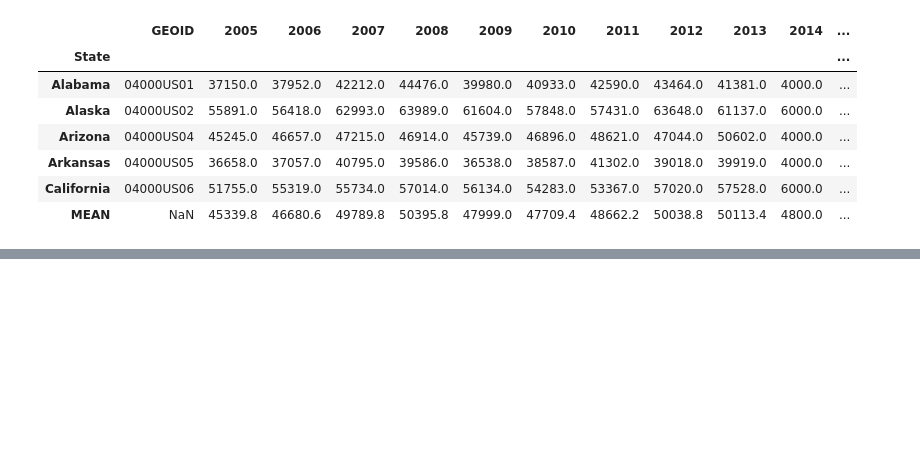
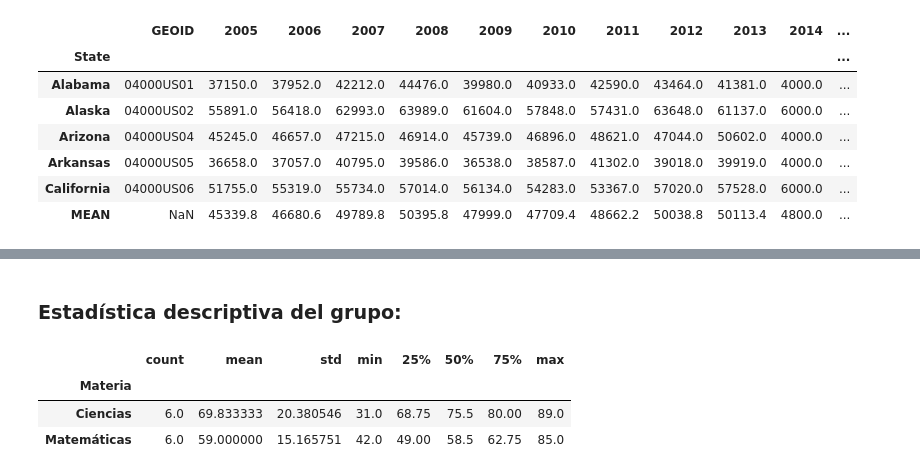
Before and after one commit to wladrod/Python_Ciencias_Datos, a Jupyter notebook: Notebooks/05-TutorialPandas.ipynb, the cells around one changed output, grey strips where cells are left out. Saved outputs shown, nothing was run; the diff lists cells and outputs as text; code cells hidden in the pictures; blank space fills up the shorter version.

```diff
--- a/Notebooks/05-TutorialPandas.ipynb
+++ b/Notebooks/05-TutorialPandas.ipynb
@@ -396,0 +406,14 @@ df3
+# %%
+# Crear un DataFrame
+d = {
+    'Nombre':['Alicia','Juan','María','Alicia','Juan','María',
+            'Alicia','Juan','María','Alicia','Juan','María'],
+    'Examen':['Semestre 1','Semestre 1','Semestre 1','Semestre 1','Semestre 1','Semestre 1',
+            'Semestre 2','Semestre 2','Semestre 2','Semestre 2','Semestre 2','Semestre 2'],
+
+    'Materia':['Matemáticas','Matemáticas','Matemáticas','Ciencias','Ciencias','Ciencias',
+               'Matemáticas','Matemáticas','Matemáticas','Ciencias','Ciencias','Ciencias'],
+   'Nota':[62,47,55,74,31,77,85,63,42,67,89,81]}
+
+df = pd.DataFrame(d,columns=['Nombre','Examen','Materia','Nota'])
+print(df)
@@ -396,0 +474,11 @@ df3
+# %% [markdown]
+### Estadística descriptiva del grupo:
+# %%
+# Estadística descriptiva del grupo - materia
+
+df['Nota'].groupby(df['Materia']).describe()
+# %% [output]
+|  | count | mean | std | min | 25% | 50% | 75% | max |
+| Materia |  |  |  |  |  |  |  |  |
+| Ciencias | 6.0 | 69.833333 | 20.380546 | 31.0 | 68.75 | 75.5 | 80.00 | 89.0 |
+| Matemáticas | 6.0 | 59.000000 | 15.165751 | 42.0 | 49.00 | 58.5 | 62.75 | 85.0 |
```
Also changed, not shown: parts of 14 cells of this notebook, 1 other file.
